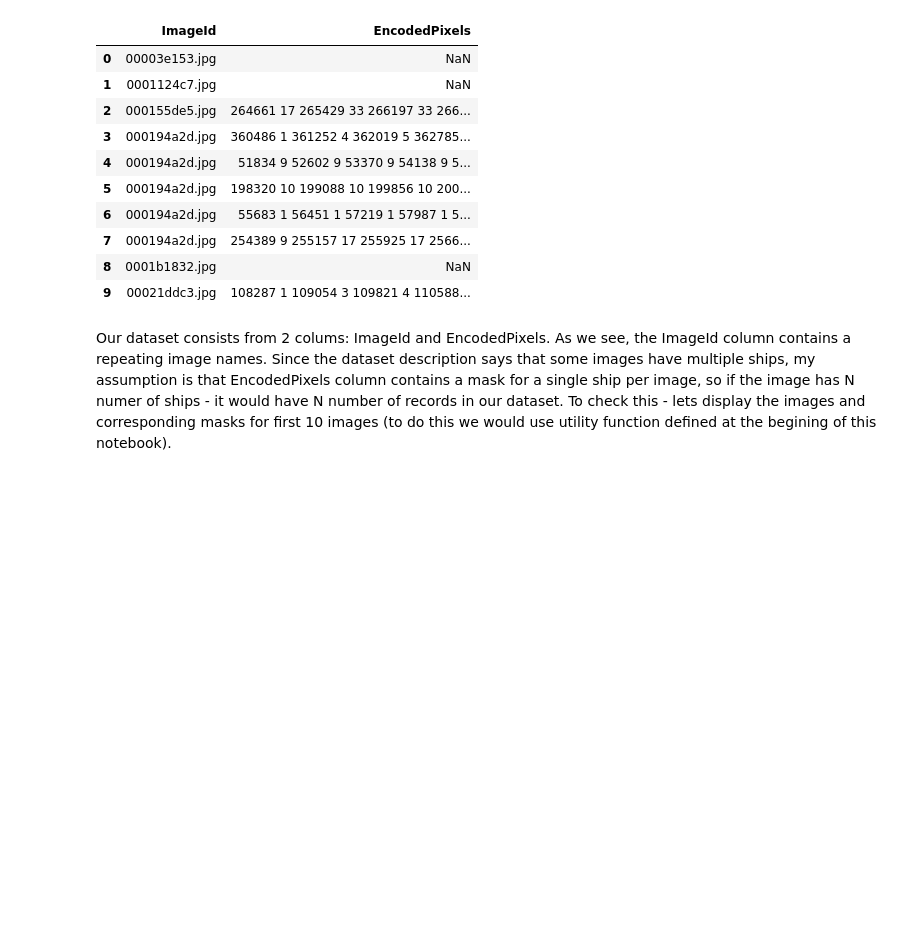
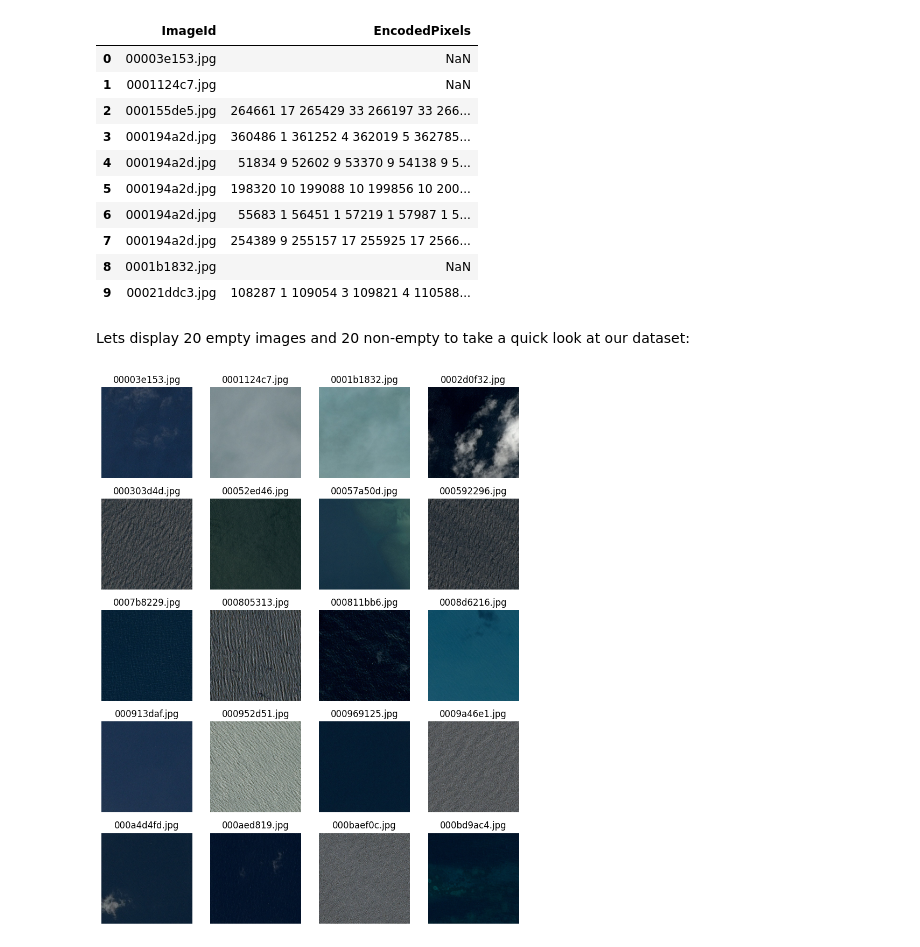
Before and after one commit to mykola-mmm/airbus_kaggel, a Jupyter notebook: notebooks/eda.ipynb, the cells around one changed output. Cells and saved outputs as stored; diff of their text form; code cells hidden in the pictures; blank space fills up the shorter version.

```diff
--- a/notebooks/eda.ipynb
+++ b/notebooks/eda.ipynb
@@ -66,5 +66,18 @@ display(df.head(10))
 | 7 | 000194a2d.jpg | 254389 9 255157 17 255925 17 2566... |
 | 8 | 0001b1832.jpg | NaN |
 | 9 | 00021ddc3.jpg | 108287 1 109054 3 109821 4 110588... |
-# %% [markdown]
-Our dataset consists from 2 colums: ImageId and EncodedPixels. As we see, the ImageId column contains a repeating image names. Since the dataset description says that some images have multiple ships, my assumption is that EncodedPixels column contains a mask for a single ship per image, so if the image has N numer of ships - it would have N number of records in our dataset. To check this - lets display the images and corresponding masks for first 10 images (to do this we would use utility function defined at the begining of this notebook).
+# %% [markdown]
+Lets display 20 empty images and 20 non-empty to take a quick look at our dataset:
+# %%
+fig, ax = plt.subplots(5,4 , figsize=(10, 13))
+imgs_empty = df[df['EncodedPixels'].isna()]
+imgs_empty = imgs_empty.head(20)
+ax = ax.flatten()
+for i in range(len(imgs_empty)):
+    img_name = imgs_empty['ImageId'].iloc[i]
+    img = Image.open(os.path.join(TRAIN_IMG_DIR, img_name))
+    ax[i].imshow(img)
+    ax[i].axis('off')
+    ax[i].set_title(img_name)
+# %% [output]
+[figure, added]
```
Also changed, not shown: parts of 26 cells of this notebook.
